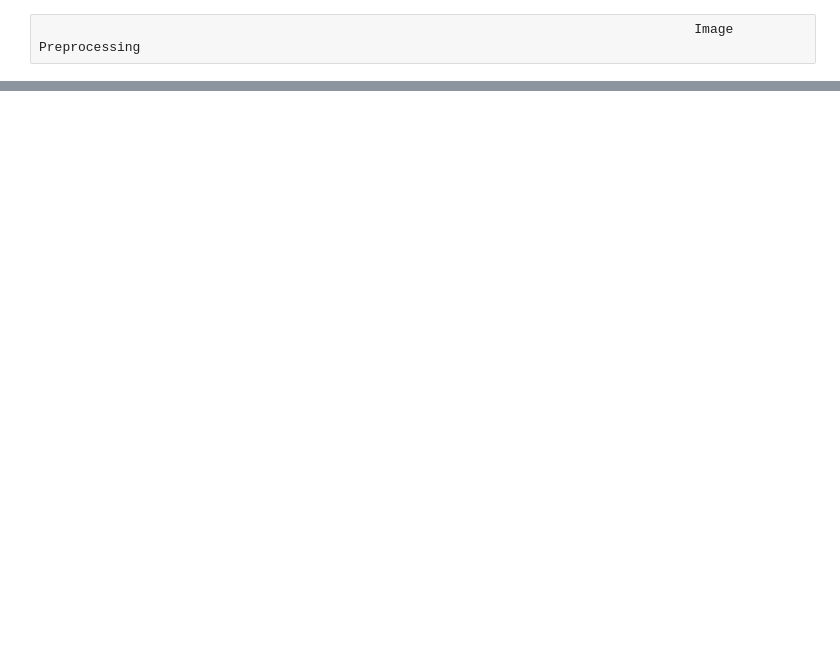
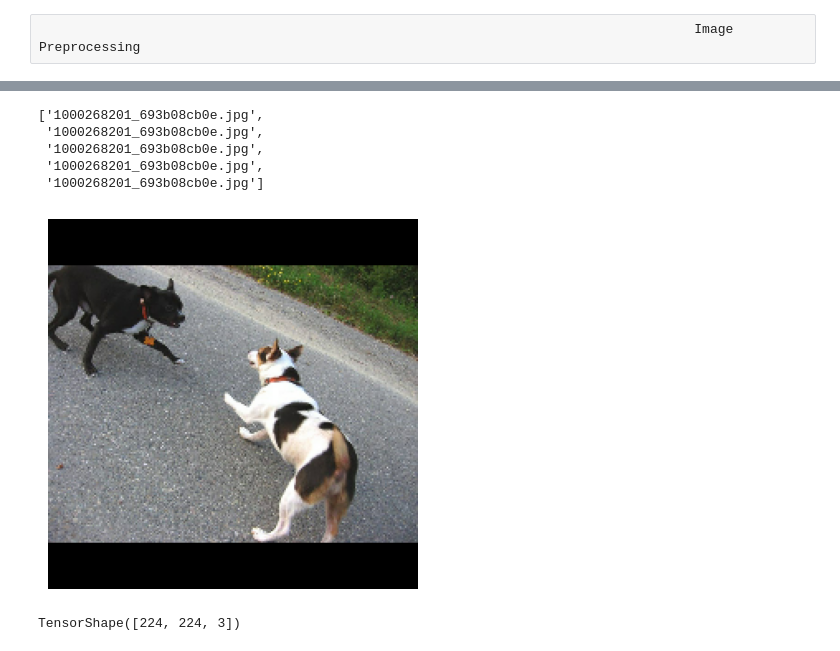
Before and after one commit to Harsh011000/Image-Captioning, a Jupyter notebook: Preprocessing data.ipynb, the cells around one changed output, grey strips where cells are left out. Cells and saved outputs as stored; diff of their text form; code cells hidden in the pictures; blank space fills up the shorter version.

Commit message:
created a sample model architecture
created embedding matrix
preprocessed train images
preprocessed train captions
created sample model architecture

```diff
--- a/Preprocessing data.ipynb
+++ b/Preprocessing data.ipynb
@@ -144,0 +249,21 @@ np.save('./Data/processed_train_captions.npy',processed_captions_np)
+# %%
+loaded_img_paths[0:5]
+# %% [output]
+['1000268201_693b08cb0e.jpg',
+ '1000268201_693b08cb0e.jpg',
+ '1000268201_693b08cb0e.jpg',
+ '1000268201_693b08cb0e.jpg',
+ '1000268201_693b08cb0e.jpg']
+# %%
+img = tf.io.read_file(f'./Images/{loaded_img_paths[5]}')
+img = tf.image.decode_jpeg(img, channels=3)
+img = tf.image.resize_with_pad(img, 224, 224)
+img = tf.cast(img, tf.float32)
+# %%
+import matplotlib.pyplot as plt
+plt.imshow(img.numpy().astype("uint8"))  # if not normalized
+# plt.imshow(img.numpy())  # if normalized to [0, 1]
+plt.axis('off')  # Hide axes
+plt.show()
+# %% [output]
+[figure, added]
@@ -144,0 +281,4 @@ np.save('./Data/processed_train_captions.npy',processed_captions_np)
+# %%
+img.shape
+# %% [output]
+TensorShape([224, 224, 3])
```
Also changed, not shown: parts of 48 cells of this notebook, 7 other files.
